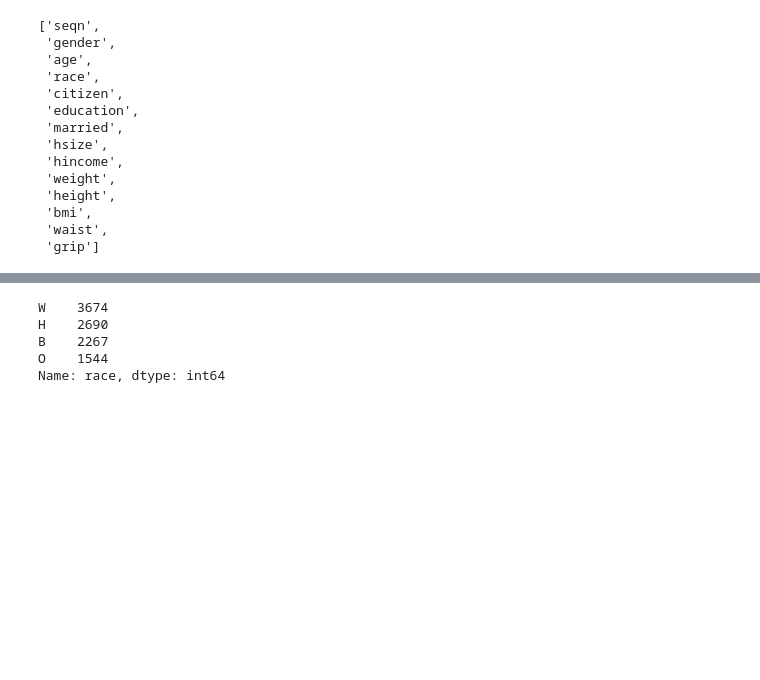
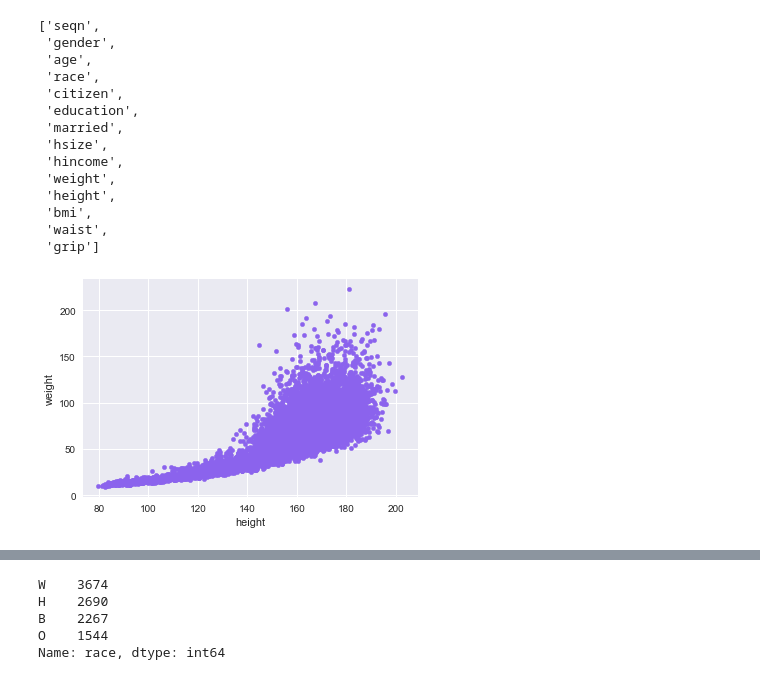
Before and after one commit to asfabiano/byu_econ_applied_machine_learning, a Jupyter notebook: homeworks/Homework_1.ipynb, the cells around one changed output, grey strips where cells are left out. Saved outputs shown, nothing was run; the diff lists cells and outputs as text; code cells hidden in the pictures; blank space fills up the shorter version.

Commit message:
uploaded raw text file and made scatter plot

```diff
--- a/homeworks/Homework_1.ipynb
+++ b/homeworks/Homework_1.ipynb
@@ -57,6 +57,12 @@ list(nhanes) ##lists column names from dataframe
  'bmi',
  'waist',
  'grip']
+# %%
+##%matplotlib inline ## this command eliminates the need to do plt.show() after each chart
+nhanes.plot.scatter(y='weight',x='height', color = '#8B63ED')
+plt.show()
+# %% [output]
+[figure, added]
 # %%
 nhanes.describe()
 # %% [output]
```
Also changed, not shown: parts of 14 cells of this notebook.
